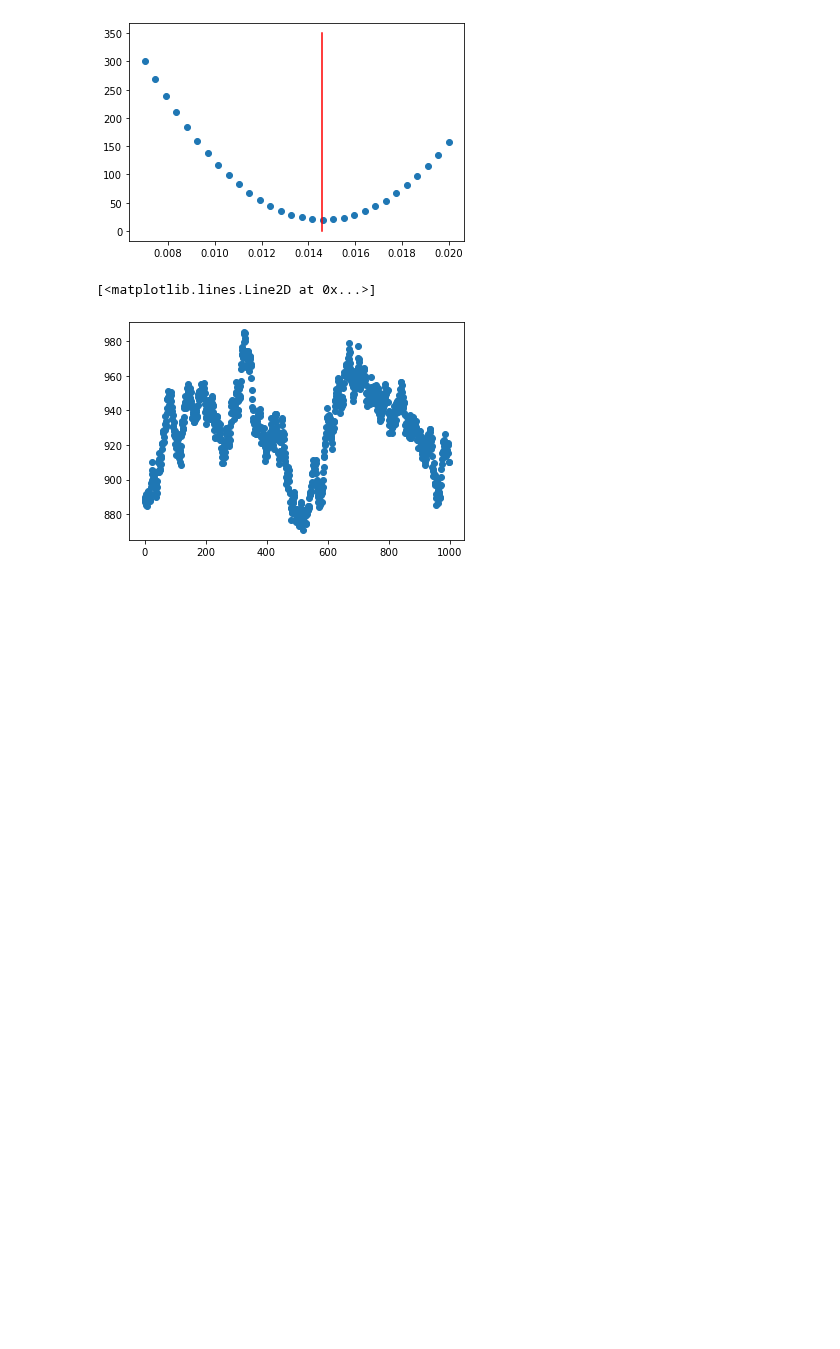
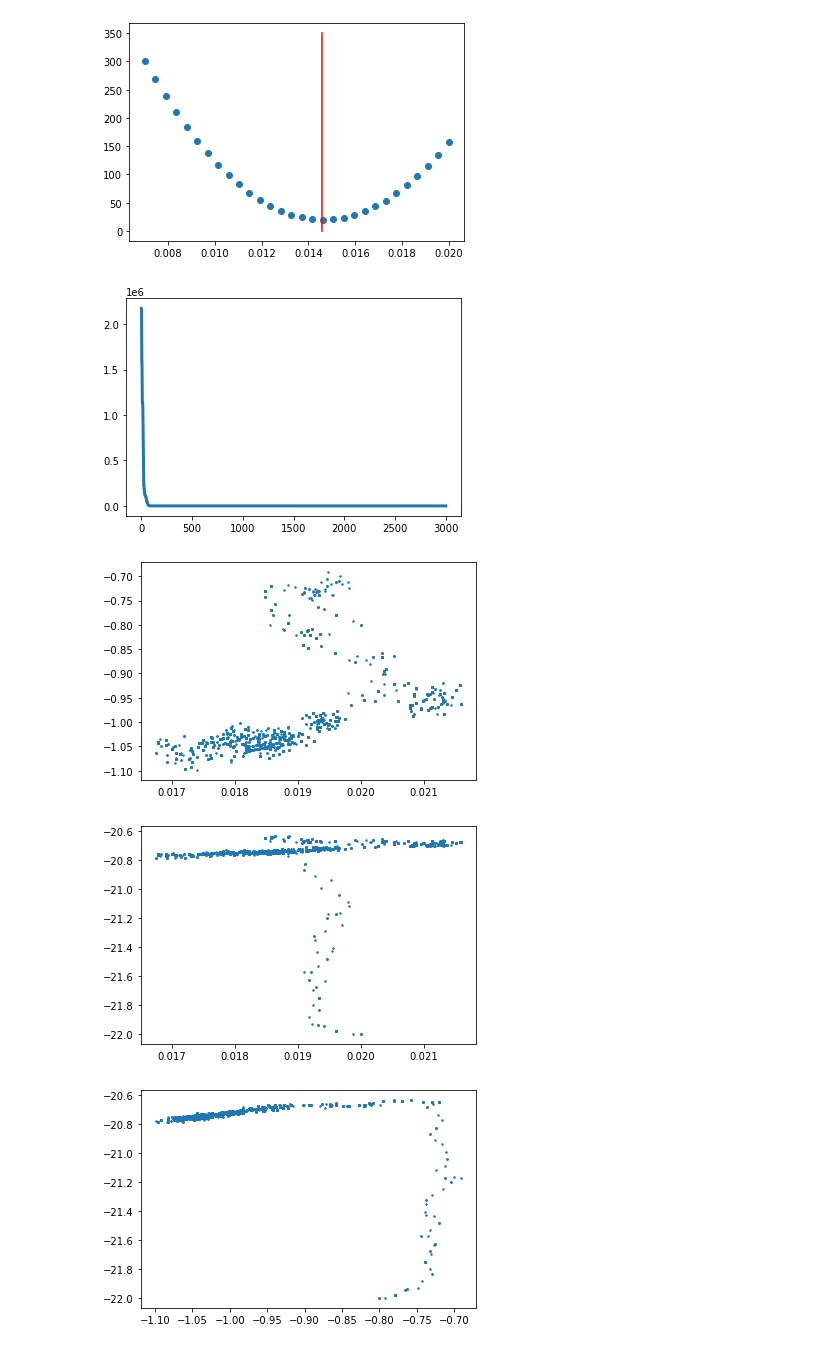
Before and after one commit to MarcosAJB00/Astrometria, a Jupyter notebook: prueba2.ipynb, the cells around one changed output. Cells and saved outputs as stored; diff of their text form; code cells hidden in the pictures; blank space fills up the shorter version.

```diff
--- a/prueba2.ipynb
+++ b/prueba2.ipynb
@@ -46,9 +46,9 @@ def likelihood(M,phi,phi0,a0,M0,sigma):
 # %% [markdown]
 Voy a tomar los limites de los parametros como  +-%50 de los dados por Baltom
 # %%
-philim = [0.007,0.022]
-Alim = [-1.8,-0.6]
-Mlim = [-25,-17] # tome el %25
+philim = [-0.005,0.025]
+Alim = [-2,-0.4]
+Mlim = [-24,-18] # tome el %25
 # %%
 def priors(phi0,a0,m0,philim,Alim,Mlim):
     if (philim[0]<= phi0) & (phi0 <= philim[1]) & (a0 >= Alim[0]) & (a0 <= Alim[1]) & (Mlim[0]<= m0) & (Mlim[1]>= m0):
@@ -96,12 +96,13 @@ def metropolis(m,f,phi0,a0,m0,N,philim,Alim,Mlim,sigma): #aca los phi0,a0 y m0 s
         #
         if priors(param[i+1][0],param[i+1][1],param[i+1][2],philim,Alim,Mlim) == 1:
             k = posteriori (m,f, param[i+1][0],param[i+1][1],param[i+1][2],sigma,philim,Alim,Mlim)
-            r = h/k
+            r = h-k
             rl.append(r)
         #r = np.exp(r)
-            if r >= 1.:
+            if r >= 0:
                 continue #acepto derecho
             else:
+                r = np.exp(r)
                 random = np.random.random()
                 if random < r:
                     continue
@@ -115,9 +116,18 @@ def metropolis(m,f,phi0,a0,m0,N,philim,Alim,Mlim,sigma): #aca los phi0,a0 y m0 s
             param[i+1][2] = param[i][2]
     return(poste,rl,param)
 # %%
-pos = metropolis(df['MAG'],df['PHI'],0.020,-0.8,-18.4,1000,philim,Alim,Mlim,sigma)[0]
-plt.plot(pos,'o')
-#pos
+pos = metropolis(df['MAG'],df['PHI'],0.020,-0.8,-22,3000,philim,Alim,Mlim,sigma)[0]
+par = metropolis(df['MAG'],df['PHI'],0.020,-0.8,-22,3000,philim,Alim,Mlim,sigma)[2]
+plt.plot(pos,'-',lw = 3)
+plt.show()
+plt.plot(par[:,0],par[:,1],'.',ms = 3)
+plt.show()
+plt.plot(par[:,0],par[:,2],'.',ms = 3)
+plt.show()
+plt.plot(par[:,1],par[:,2],'.',ms = 3)
+plt.show()
 # %% [output]
-[<matplotlib.lines.Line2D at 0x...>]
-[figure, old version]
+[figure, new version]
+[figure, added]
+[figure, added]
+[figure, added]
```
Also changed, not shown: parts of 1 cell of this notebook.
